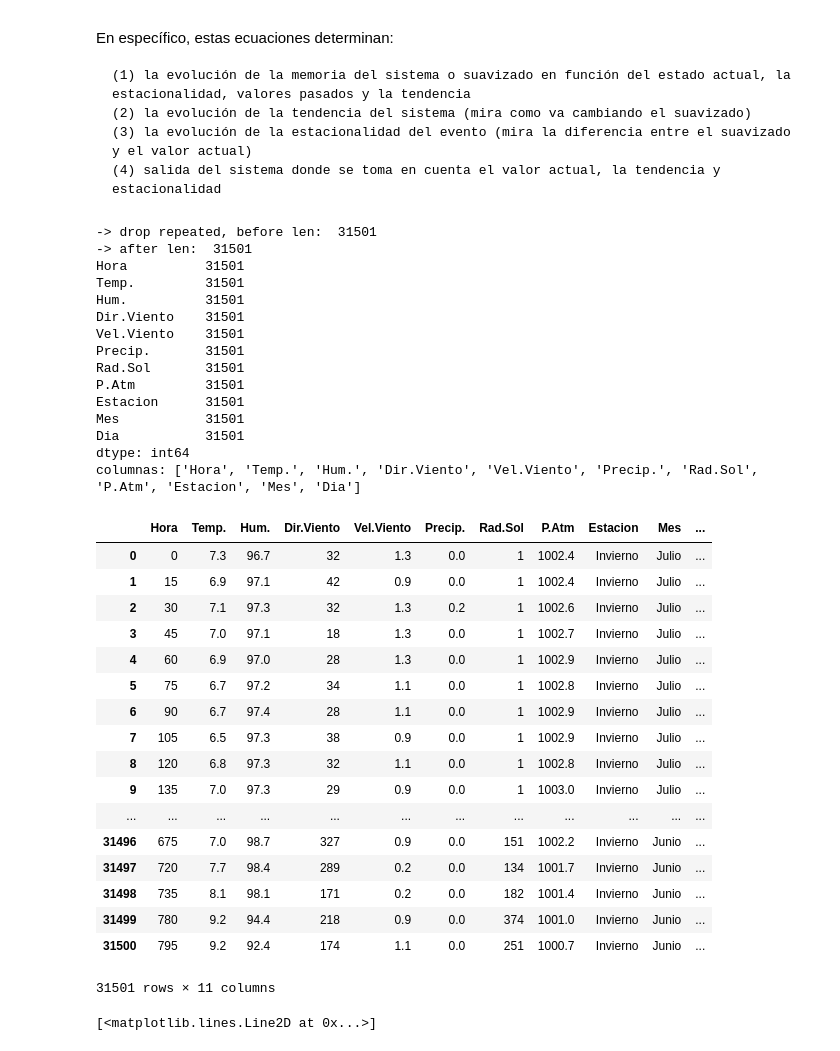
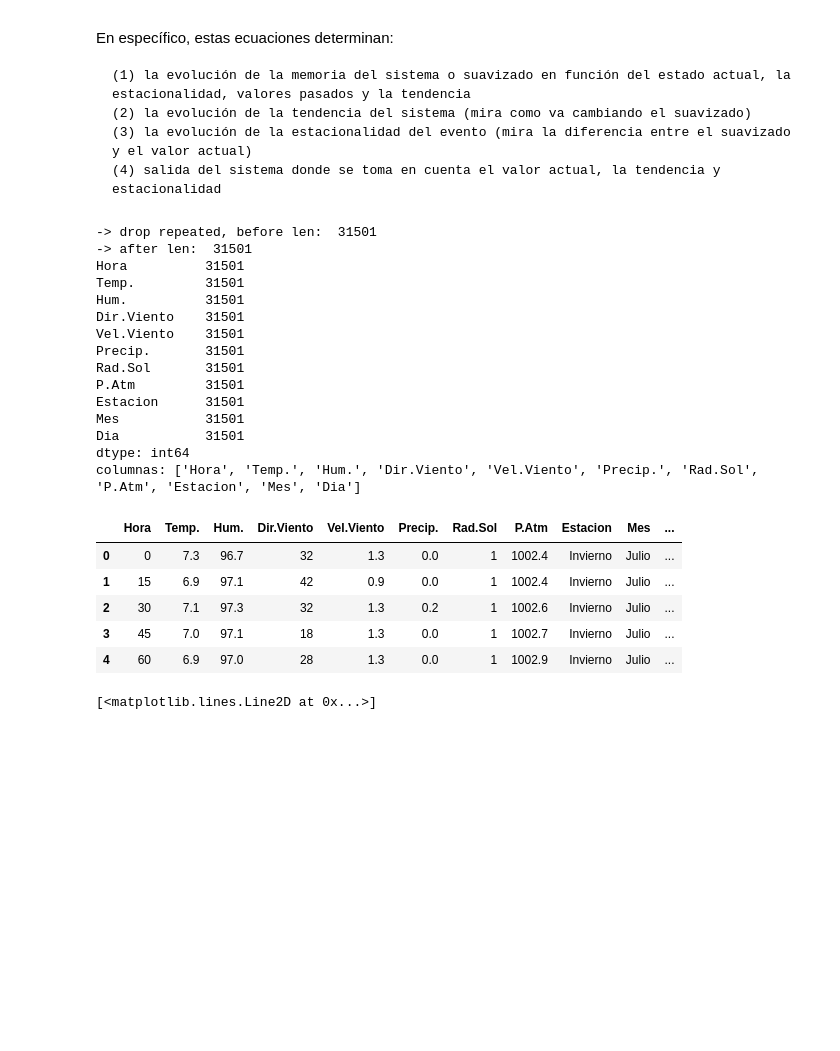
Before and after one commit to frmunozz/AGRIMED, a Jupyter notebook: notebooks/suavizado exponencial.ipynb, the cells around one changed output. Saved outputs shown, nothing was run; the diff lists cells and outputs as text; code cells hidden in the pictures; blank space fills up the shorter version.

```diff
--- a/notebooks/suavizado exponencial.ipynb
+++ b/notebooks/suavizado exponencial.ipynb
@@ -28,44 +28,32 @@ import numpy as np
 # %%
 file1 = "../data/PAULA/DEL MAULE/LINARES/Linares-01-01-2010-30-06-2010.xls"
 file2 = "../data/PAULA/DEL MAULE/LINARES/Linares-01-07-2009-31-12-2009.xls"
 
 df1 = read_year(file1, file2)
 print('columnas: {}'.format(list(df1.columns)))
-df1
+df1.head()
 # %% [output]
 -> drop repeated, before len:  31501
 -> after len:  31501
 Hora          31501
 Temp.         31501
 Hum.          31501
 Dir.Viento    31501
 Vel.Viento    31501
 Precip.       31501
 Rad.Sol       31501
 P.Atm         31501
 Estacion      31501
 Mes           31501
 Dia           31501
 dtype: int64
 columnas: ['Hora', 'Temp.', 'Hum.', 'Dir.Viento', 'Vel.Viento', 'Precip.', 'Rad.Sol', 'P.Atm', 'Estacion', 'Mes', 'Dia']
 |  | Hora | Temp. | Hum. | Dir.Viento | Vel.Viento | Precip. | Rad.Sol | P.Atm | Estacion | Mes | ... |
 | 0 | 0 | 7.3 | 96.7 | 32 | 1.3 | 0.0 | 1 | 1002.4 | Invierno | Julio | ... |
 | 1 | 15 | 6.9 | 97.1 | 42 | 0.9 | 0.0 | 1 | 1002.4 | Invierno | Julio | ... |
 | 2 | 30 | 7.1 | 97.3 | 32 | 1.3 | 0.2 | 1 | 1002.6 | Invierno | Julio | ... |
 | 3 | 45 | 7.0 | 97.1 | 18 | 1.3 | 0.0 | 1 | 1002.7 | Invierno | Julio | ... |
 | 4 | 60 | 6.9 | 97.0 | 28 | 1.3 | 0.0 | 1 | 1002.9 | Invierno | Julio | ... |
-| 5 | 75 | 6.7 | 97.2 | 34 | 1.1 | 0.0 | 1 | 1002.8 | Invierno | Julio | ... |
-| 6 | 90 | 6.7 | 97.4 | 28 | 1.1 | 0.0 | 1 | 1002.9 | Invierno | Julio | ... |
-| 7 | 105 | 6.5 | 97.3 | 38 | 0.9 | 0.0 | 1 | 1002.9 | Invierno | Julio | ... |
-| 8 | 120 | 6.8 | 97.3 | 32 | 1.1 | 0.0 | 1 | 1002.8 | Invierno | Julio | ... |
-| 9 | 135 | 7.0 | 97.3 | 29 | 0.9 | 0.0 | 1 | 1003.0 | Invierno | Julio | ... |
-| ... | ... | ... | ... | ... | ... | ... | ... | ... | ... | ... | ... |
-| 31496 | 675 | 7.0 | 98.7 | 327 | 0.9 | 0.0 | 151 | 1002.2 | Invierno | Junio | ... |
-| 31497 | 720 | 7.7 | 98.4 | 289 | 0.2 | 0.0 | 134 | 1001.7 | Invierno | Junio | ... |
-| 31498 | 735 | 8.1 | 98.1 | 171 | 0.2 | 0.0 | 182 | 1001.4 | Invierno | Junio | ... |
-| 31499 | 780 | 9.2 | 94.4 | 218 | 0.9 | 0.0 | 374 | 1001.0 | Invierno | Junio | ... |
-| 31500 | 795 | 9.2 | 92.4 | 174 | 1.1 | 0.0 | 251 | 1000.7 | Invierno | Junio | ... |
-31501 rows × 11 columns
 # %%
 # def suavizado(serie, alpha, beta, gamma, k=24*4, paso=0):
 #     """
```
Also changed, not shown: parts of 2 cells of this notebook.
